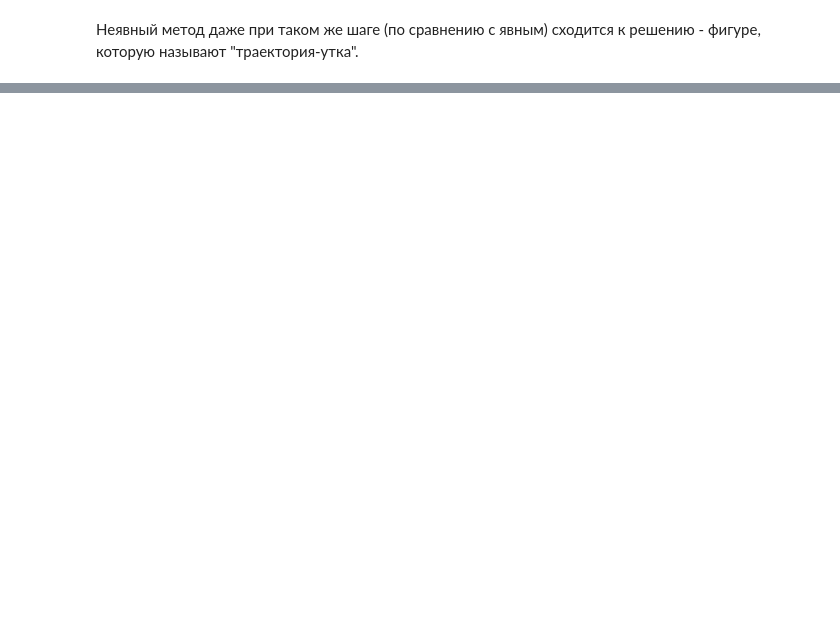
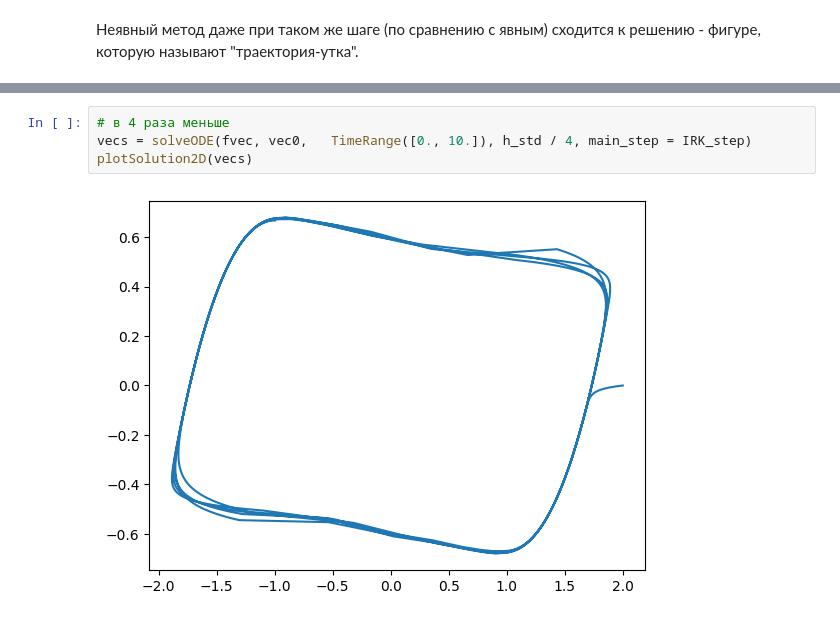
Before and after one commit to matmuher/MIPT_computational_math, a Jupyter notebook: 4_ODEs/ODEs.ipynb, the cells around one changed output, grey strips where cells are left out. Saved outputs shown, nothing was run; the diff lists cells and outputs as text; blank space fills up the shorter version.

```diff
--- a/4_ODEs/ODEs.ipynb
+++ b/4_ODEs/ODEs.ipynb
@@ -239,0 +249,6 @@ plotSolution2D(vecs)
+# %%
+# в 4 раза меньше
+vecs = solveODE(fvec, vec0,   TimeRange([0., 10.]), h_std / 4, main_step = IRK_step)
+plotSolution2D(vecs)
+# %% [output]
+[figure, added]
```
Also changed, not shown: parts of 6 cells of this notebook.
